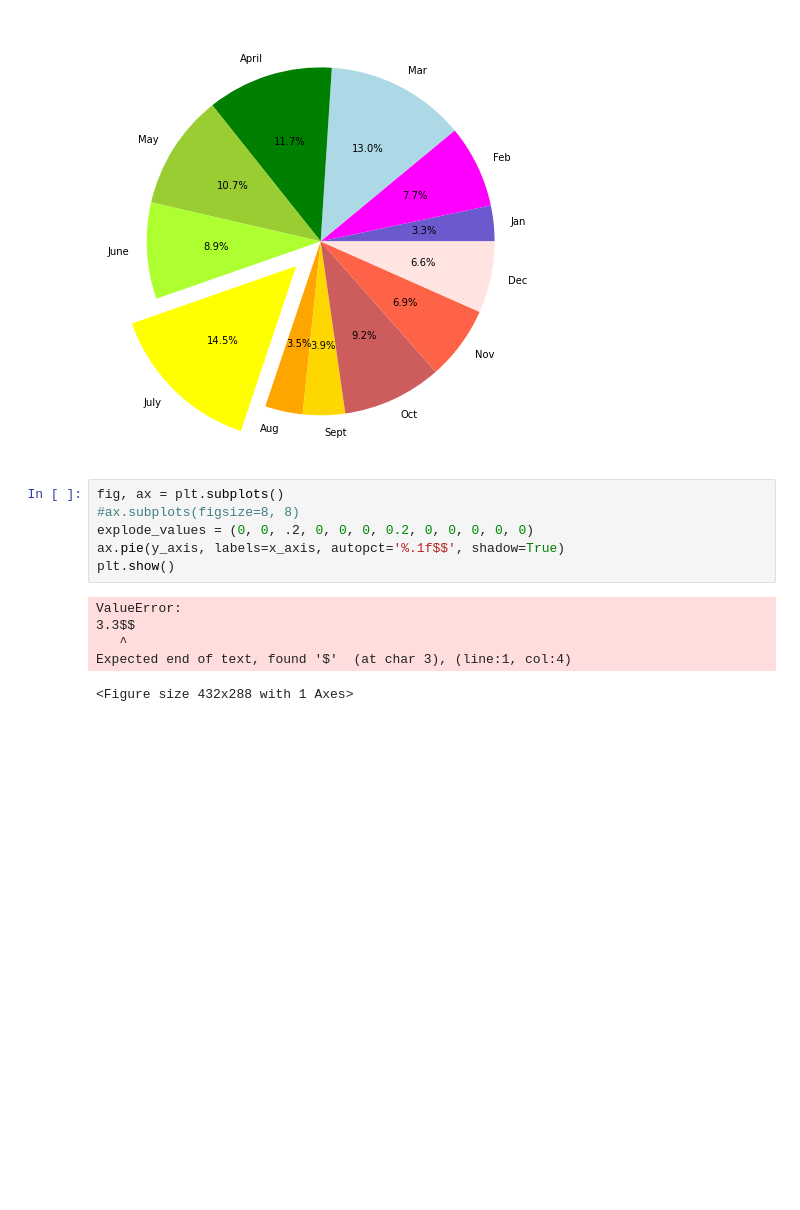
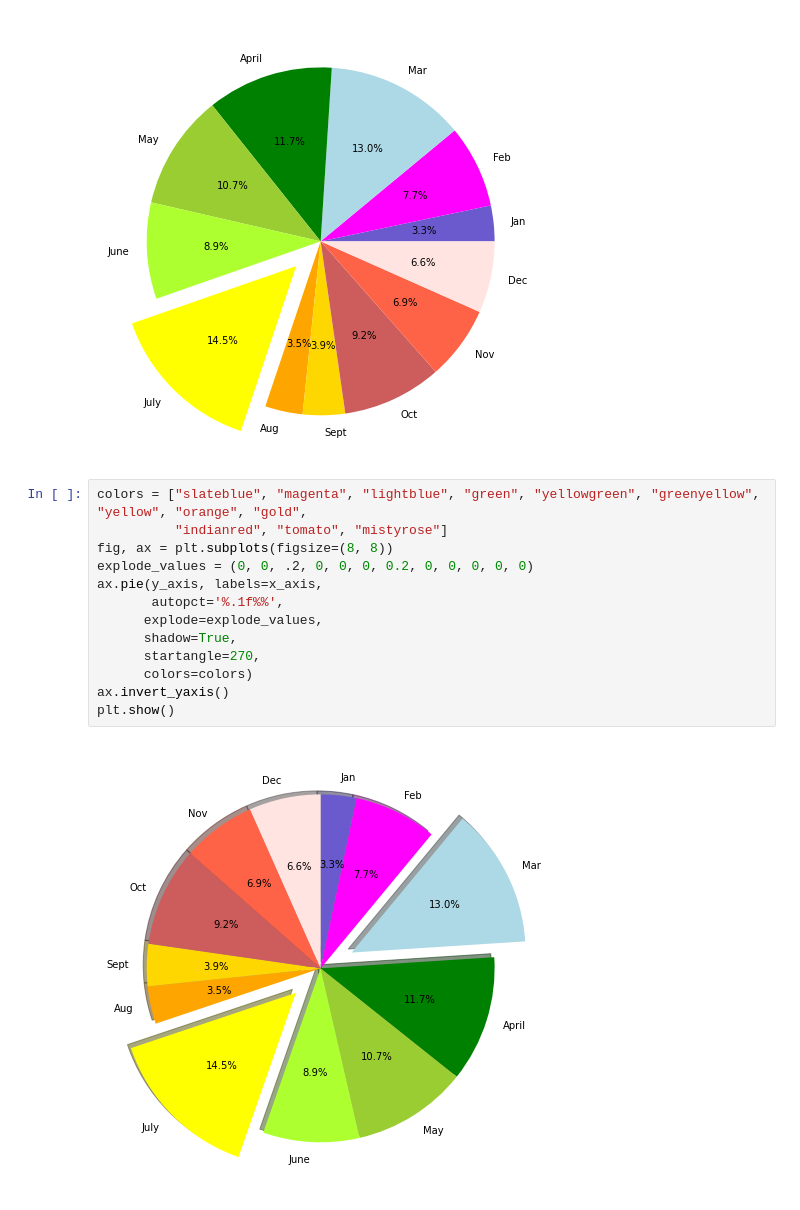
Before and after one commit to Wavelydavely/PyBer_Analysis, a Jupyter notebook: matplotlib_practice.ipynb, the cells around one changed output. Cells and saved outputs as stored; diff of their text form; blank space fills up the shorter version.

```diff
--- a/matplotlib_practice.ipynb
+++ b/matplotlib_practice.ipynb
@@ -209,14 +209,17 @@ plt.show()
 # %% [output]
 [figure]
 # %%
-fig, ax = plt.subplots()
-#ax.subplots(figsize=8, 8)
+colors = ["slateblue", "magenta", "lightblue", "green", "yellowgreen", "greenyellow", "yellow", "orange", "gold",
+          "indianred", "tomato", "mistyrose"]
+fig, ax = plt.subplots(figsize=(8, 8))
 explode_values = (0, 0, .2, 0, 0, 0, 0.2, 0, 0, 0, 0, 0)
-ax.pie(y_axis, labels=x_axis, autopct='%.1f$$', shadow=True)
+ax.pie(y_axis, labels=x_axis,
+       autopct='%.1f%%',
+      explode=explode_values,
+      shadow=True,
+      startangle=270,
+      colors=colors)
+ax.invert_yaxis()
 plt.show()
 # %% [output]
-ValueError:
-3.3$$
-   ^
-Expected end of text, found '$'  (at char 3), (line:1, col:4)
-<Figure size 432x288 with 1 Axes>
+[figure, added]
```
Also changed, not shown: 1 other file.
